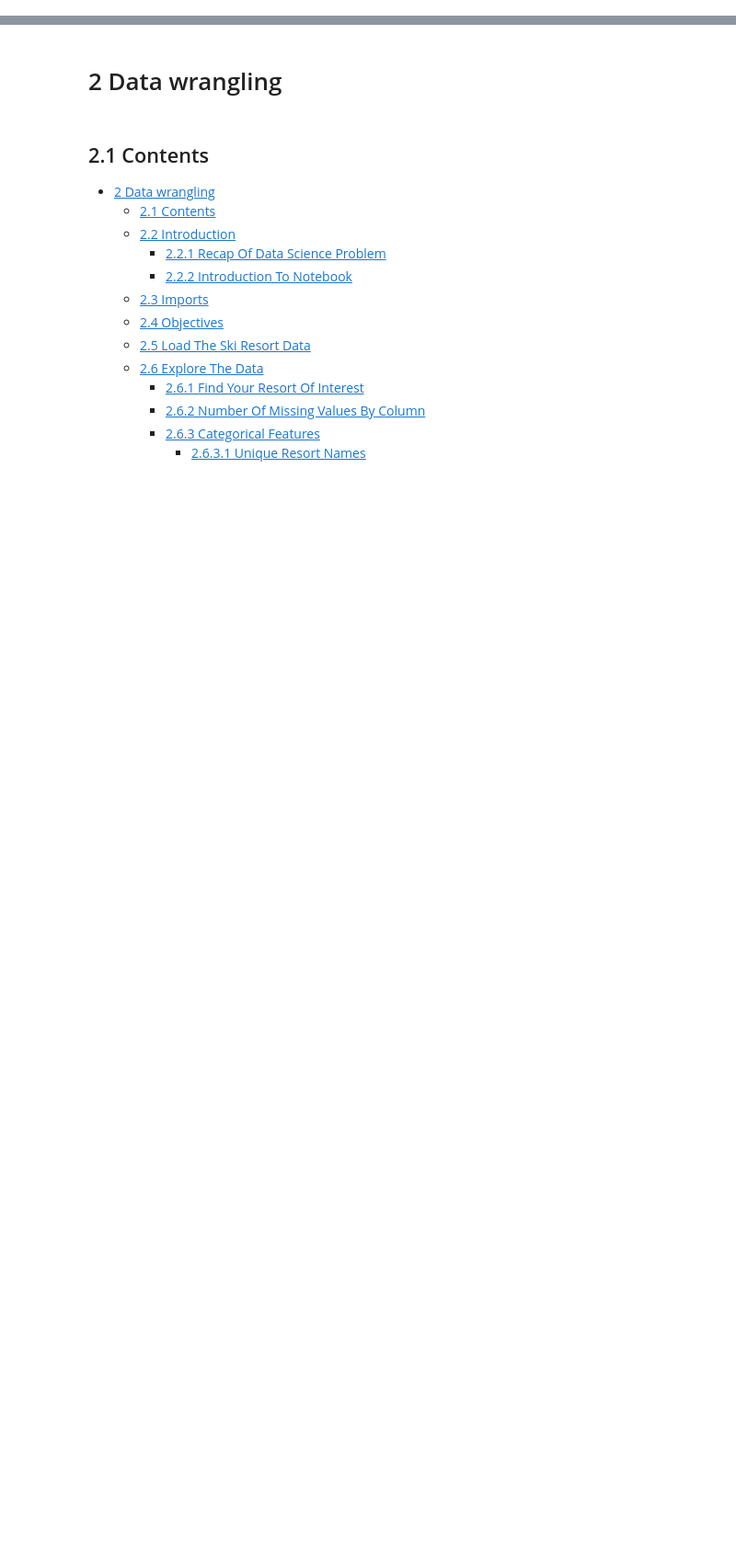
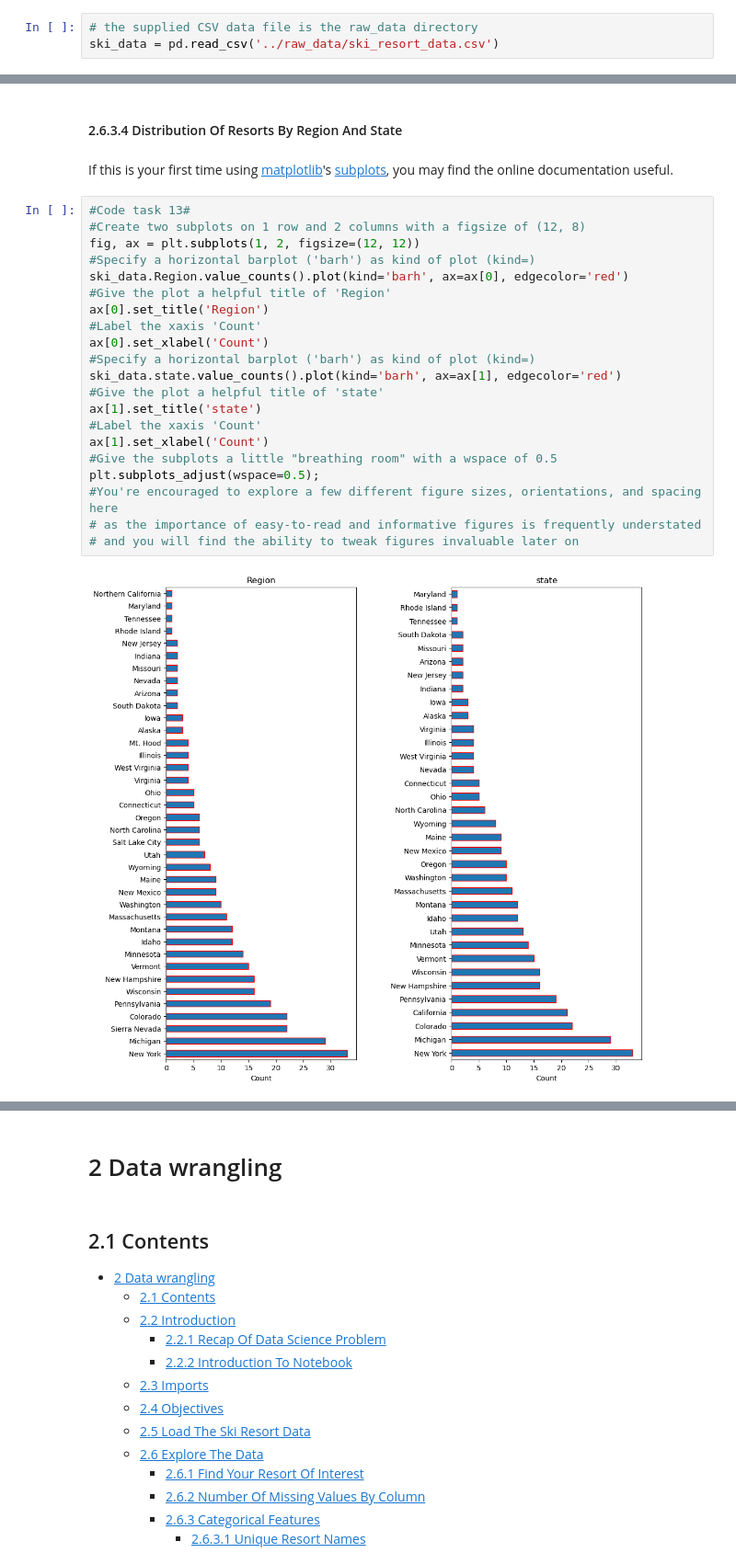
Before and after one commit to springboard-curriculum/DataScienceGuidedCapstone, a Jupyter notebook: Notebooks/Bigmountain_Data_wrangling.ipynb, the cells around one changed output, grey strips where cells are left out. Shown at 92% size. Drawn from its saved outputs; the diff is of its cells as text; blank space fills up the shorter version.

```diff
--- a/Notebooks/Bigmountain_Data_wrangling.ipynb
+++ b/Notebooks/Bigmountain_Data_wrangling.ipynb
@@ -0,0 +84,3 @@
+# %%
+# the supplied CSV data file is the raw_data directory
+ski_data = pd.read_csv('../raw_data/ski_resort_data.csv')
@@ -0,0 +343,27 @@
+# %% [markdown]
+#### 2.6.3.4 Distribution Of Resorts By Region And State<a id='2.6.3.4_Distribution_Of_Resorts_By_Region_And_State'></a>
+# %% [markdown]
+If this is your first time using [matplotlib](https://matplotlib.org/3.2.2/index.html)'s [subplots](https://matplotlib.org/3.2.2/api/_as_gen/matplotlib.pyplot.subplots.html), you may find the online documentation useful.
+# %%
+#Code task 13#
+#Create two subplots on 1 row and 2 columns with a figsize of (12, 8)
+fig, ax = plt.subplots(1, 2, figsize=(12, 12))
+#Specify a horizontal barplot ('barh') as kind of plot (kind=)
+ski_data.Region.value_counts().plot(kind='barh', ax=ax[0], edgecolor='red')
+#Give the plot a helpful title of 'Region'
+ax[0].set_title('Region')
+#Label the xaxis 'Count'
+ax[0].set_xlabel('Count')
+#Specify a horizontal barplot ('barh') as kind of plot (kind=)
+ski_data.state.value_counts().plot(kind='barh', ax=ax[1], edgecolor='red')
+#Give the plot a helpful title of 'state'
+ax[1].set_title('state')
+#Label the xaxis 'Count'
+ax[1].set_xlabel('Count')
+#Give the subplots a little "breathing room" with a wspace of 0.5
+plt.subplots_adjust(wspace=0.5);
+#You're encouraged to explore a few different figure sizes, orientations, and spacing here
+# as the importance of easy-to-read and informative figures is frequently understated
+# and you will find the ability to tweak figures invaluable later on
+# %% [output]
+[figure, added]
```
Also changed, not shown: parts of 186 cells of this notebook.
